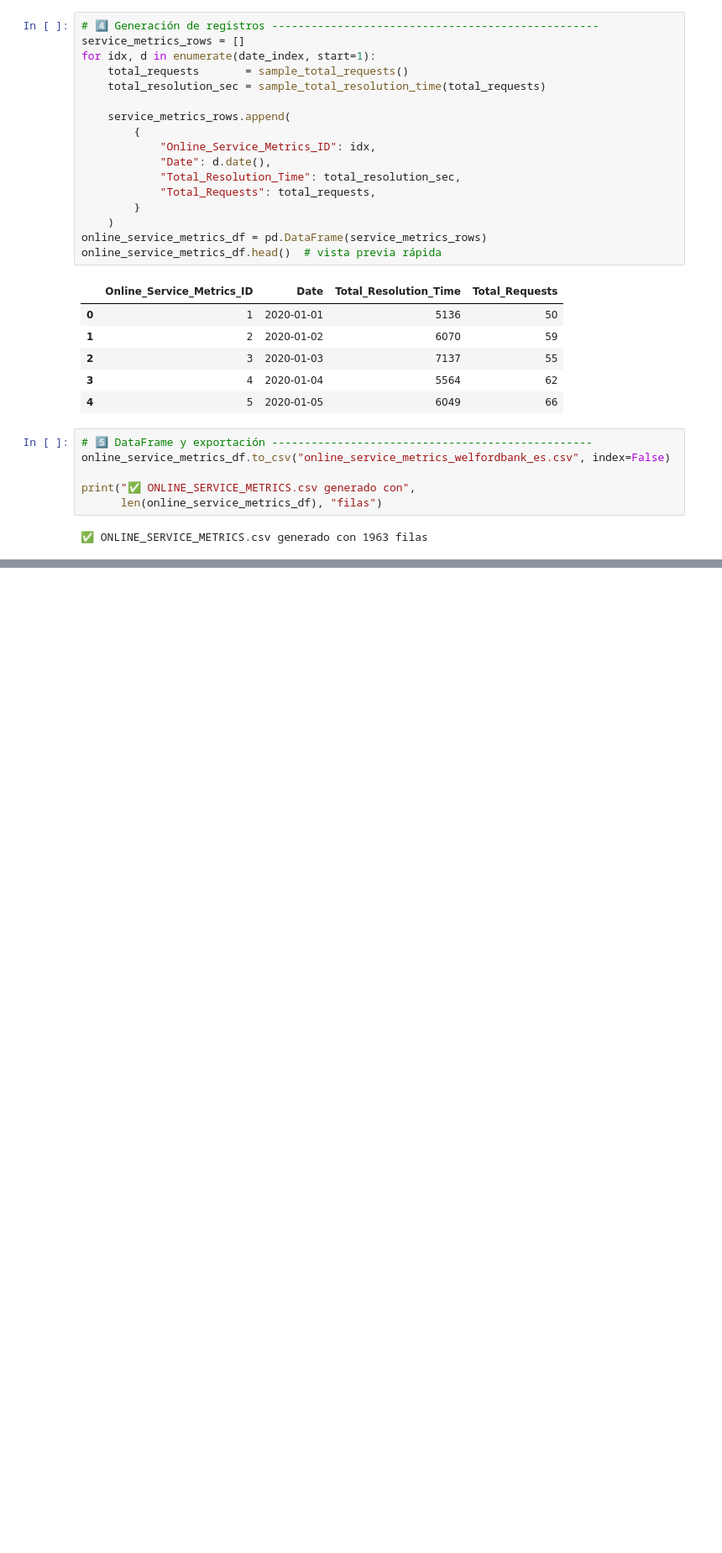
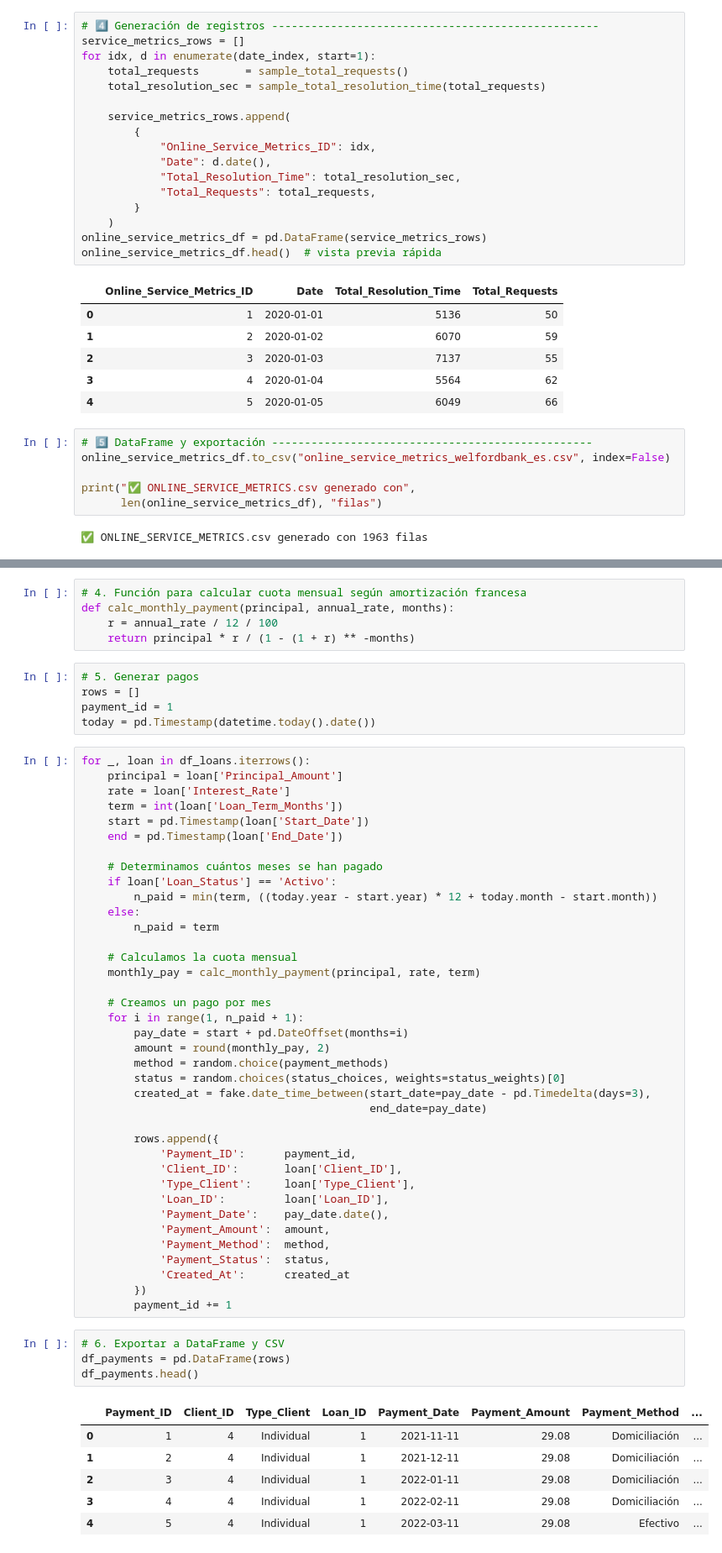
Before and after one commit to FGaliano-23/WELFORD-BANK, a Jupyter notebook: DataEngineer/GenerateData/Tables.ipynb, the cells around one changed output, grey strips where cells are left out. Shown: that part at 84% size. Drawn from its saved outputs; the diff is of its cells as text; blank space fills up the shorter version.

```diff
--- a/DataEngineer/GenerateData/Tables.ipynb
+++ b/DataEngineer/GenerateData/Tables.ipynb
@@ -965,0 +1326,59 @@ print("✅ ONLINE_SERVICE_METRICS.csv generado con",
+# %%
+# 4. Función para calcular cuota mensual según amortización francesa
+def calc_monthly_payment(principal, annual_rate, months):
+    r = annual_rate / 12 / 100
+    return principal * r / (1 - (1 + r) ** -months)
+# %%
+# 5. Generar pagos
+rows = []
+payment_id = 1
+today = pd.Timestamp(datetime.today().date())
+# %%
+for _, loan in df_loans.iterrows():
+    principal = loan['Principal_Amount']
+    rate = loan['Interest_Rate']
+    term = int(loan['Loan_Term_Months'])
+    start = pd.Timestamp(loan['Start_Date'])
+    end = pd.Timestamp(loan['End_Date'])
+
+    # Determinamos cuántos meses se han pagado
+    if loan['Loan_Status'] == 'Activo':
+        n_paid = min(term, ((today.year - start.year) * 12 + today.month - start.month))
+    else:
+        n_paid = term
+
+    # Calculamos la cuota mensual
+    monthly_pay = calc_monthly_payment(principal, rate, term)
+
+    # Creamos un pago por mes
+    for i in range(1, n_paid + 1):
+        pay_date = start + pd.DateOffset(months=i)
+        amount = round(monthly_pay, 2)
+        method = random.choice(payment_methods)
+        status = random.choices(status_choices, weights=status_weights)[0]
+        created_at = fake.date_time_between(start_date=pay_date - pd.Timedelta(days=3),
+                                            end_date=pay_date)
+
+        rows.append({
+            'Payment_ID':      payment_id,
+            'Client_ID':       loan['Client_ID'],
+            'Type_Client':     loan['Type_Client'],
+            'Loan_ID':         loan['Loan_ID'],
+            'Payment_Date':    pay_date.date(),
+            'Payment_Amount':  amount,
+            'Payment_Method':  method,
+            'Payment_Status':  status,
+            'Created_At':      created_at
+        })
+        payment_id += 1
+# %%
+# 6. Exportar a DataFrame y CSV
+df_payments = pd.DataFrame(rows)
+df_payments.head()
+# %% [output]
+|  | Payment_ID | Client_ID | Type_Client | Loan_ID | Payment_Date | Payment_Amount | Payment_Method | ... |
+| 0 | 1 | 4 | Individual | 1 | 2021-11-11 | 29.08 | Domiciliación | ... |
+| 1 | 2 | 4 | Individual | 1 | 2021-12-11 | 29.08 | Domiciliación | ... |
+| 2 | 3 | 4 | Individual | 1 | 2022-01-11 | 29.08 | Domiciliación | ... |
+| 3 | 4 | 4 | Individual | 1 | 2022-02-11 | 29.08 | Domiciliación | ... |
+| 4 | 5 | 4 | Individual | 1 | 2022-03-11 | 29.08 | Efectivo | ... |
```
Also changed, not shown: parts of 32 cells of this notebook.
